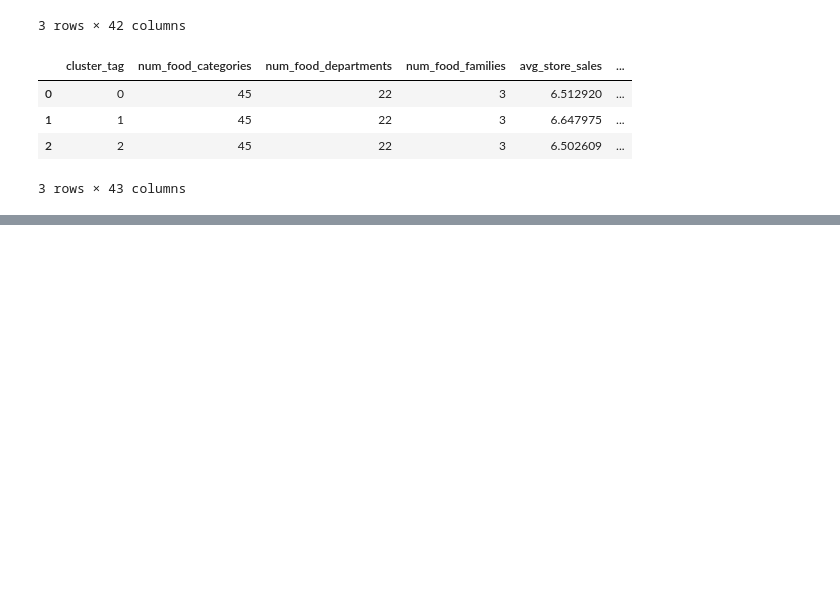
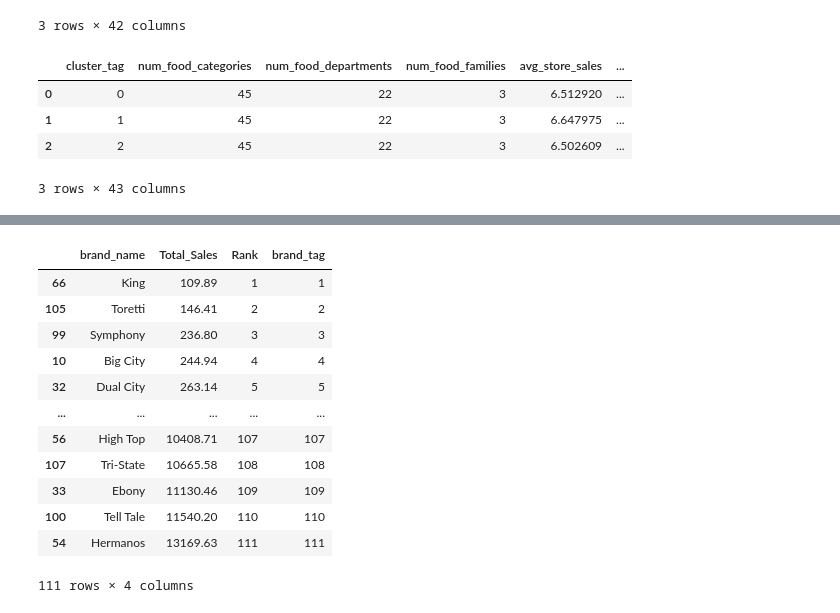
Before and after one commit to Indranil-Seal/customer_acq_model, a Jupyter notebook: notebooks/EDA/eda_v1.ipynb, the cells around one changed output, grey strips where cells are left out. Drawn from its saved outputs; the diff is of its cells as text; code cells hidden in the pictures; blank space fills up the shorter version.

```diff
--- a/notebooks/EDA/eda_v1.ipynb
+++ b/notebooks/EDA/eda_v1.ipynb
@@ -905,0 +951,3 @@ cluster_summary.to_csv(f"{reporting_loc}//cluster_summary.csv", index = False)
+# %%
+brand_name_df = data.groupby(['brand_name']).agg(Total_Sales = pd.NamedAgg('store_sales(in millions)', 'sum')).reset_index().sort_values(by = 'Total_Sales', ascending = False)
+brand_name_df
@@ -905,0 +968,21 @@ cluster_summary.to_csv(f"{reporting_loc}//cluster_summary.csv", index = False)
+# %%
+def rank_sales(df):
+    df["brand_tag"] = df["Total_Sales"].rank(ascending=True, method="dense").astype(int)
+    return df.sort_values(by="brand_tag")
+# %%
+brand_name_df = rank_sales(brand_name_df)
+brand_name_df
+# %% [output]
+|  | brand_name | Total_Sales | Rank | brand_tag |
+| 66 | King | 109.89 | 1 | 1 |
+| 105 | Toretti | 146.41 | 2 | 2 |
+| 99 | Symphony | 236.80 | 3 | 3 |
+| 10 | Big City | 244.94 | 4 | 4 |
+| 32 | Dual City | 263.14 | 5 | 5 |
+| ... | ... | ... | ... | ... |
+| 56 | High Top | 10408.71 | 107 | 107 |
+| 107 | Tri-State | 10665.58 | 108 | 108 |
+| 33 | Ebony | 11130.46 | 109 | 109 |
+| 100 | Tell Tale | 11540.20 | 110 | 110 |
+| 54 | Hermanos | 13169.63 | 111 | 111 |
+111 rows × 4 columns
```
Also changed, not shown: parts of 15 cells of this notebook, 4 other files.
